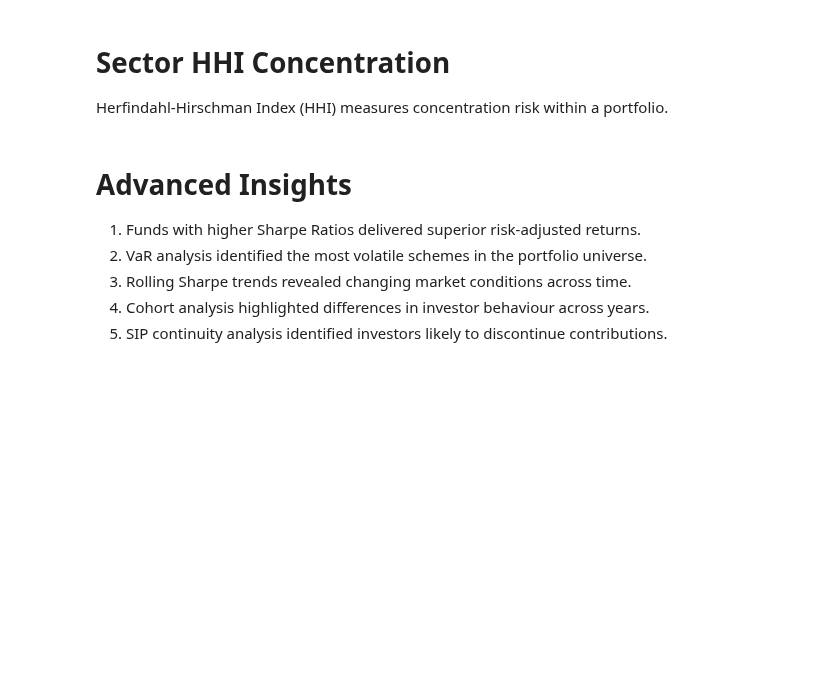
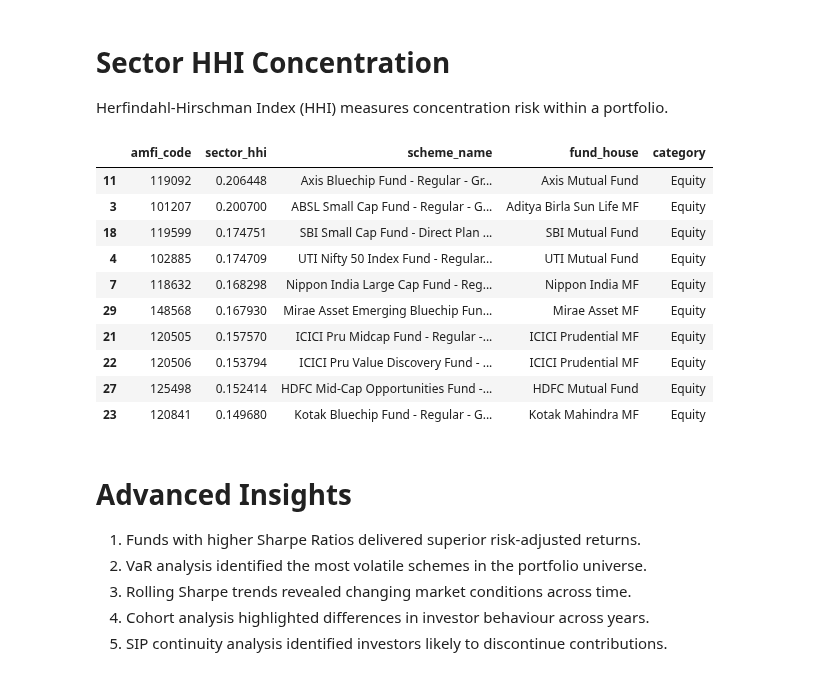
Before and after one commit to sanjaykumar-xe/bluestock-mf-capstone, a Jupyter notebook: notebooks/06_advanced_analytics.ipynb, the cells around one changed output. Drawn from its saved outputs; the diff is of its cells as text; code cells hidden in the pictures; blank space fills up the shorter version.

```diff
--- a/notebooks/06_advanced_analytics.ipynb
+++ b/notebooks/06_advanced_analytics.ipynb
@@ -91,3 +91,35 @@ scorecard[
 # Sector HHI Concentration
 
 Herfindahl-Hirschman Index (HHI) measures concentration risk within a portfolio.
+# %%
+holdings = pd.read_csv("data/processed/09_portfolio_holdings.csv")
+funds = pd.read_csv("data/processed/01_fund_master.csv")
+
+# HHI = sum of squared portfolio weights
+holdings["weight_decimal"] = holdings["weight_pct"] / 100
+
+hhi = holdings.groupby("amfi_code")["weight_decimal"].apply(
+    lambda x: (x ** 2).sum()
+).reset_index()
+
+hhi.columns = ["amfi_code", "sector_hhi"]
+
+hhi = hhi.merge(
+    funds[["amfi_code", "scheme_name", "fund_house", "category"]],
+    on="amfi_code",
+    how="left"
+)
+
+hhi.sort_values("sector_hhi", ascending=False).head(10)
+# %% [output]
+|  | amfi_code | sector_hhi | scheme_name | fund_house | category |
+| 11 | 119092 | 0.206448 | Axis Bluechip Fund - Regular - Gr... | Axis Mutual Fund | Equity |
+| 3 | 101207 | 0.200700 | ABSL Small Cap Fund - Regular - G... | Aditya Birla Sun Life MF | Equity |
+| 18 | 119599 | 0.174751 | SBI Small Cap Fund - Direct Plan ... | SBI Mutual Fund | Equity |
+| 4 | 102885 | 0.174709 | UTI Nifty 50 Index Fund - Regular... | UTI Mutual Fund | Equity |
+| 7 | 118632 | 0.168298 | Nippon India Large Cap Fund - Reg... | Nippon India MF | Equity |
+| 29 | 148568 | 0.167930 | Mirae Asset Emerging Bluechip Fun... | Mirae Asset MF | Equity |
+| 21 | 120505 | 0.157570 | ICICI Pru Midcap Fund - Regular -... | ICICI Prudential MF | Equity |
+| 22 | 120506 | 0.153794 | ICICI Pru Value Discovery Fund - ... | ICICI Prudential MF | Equity |
+| 27 | 125498 | 0.152414 | HDFC Mid-Cap Opportunities Fund -... | HDFC Mutual Fund | Equity |
+| 23 | 120841 | 0.149680 | Kotak Bluechip Fund - Regular - G... | Kotak Mahindra MF | Equity |
```
Also changed, not shown: parts of 1 cell of this notebook, 5 other files.
